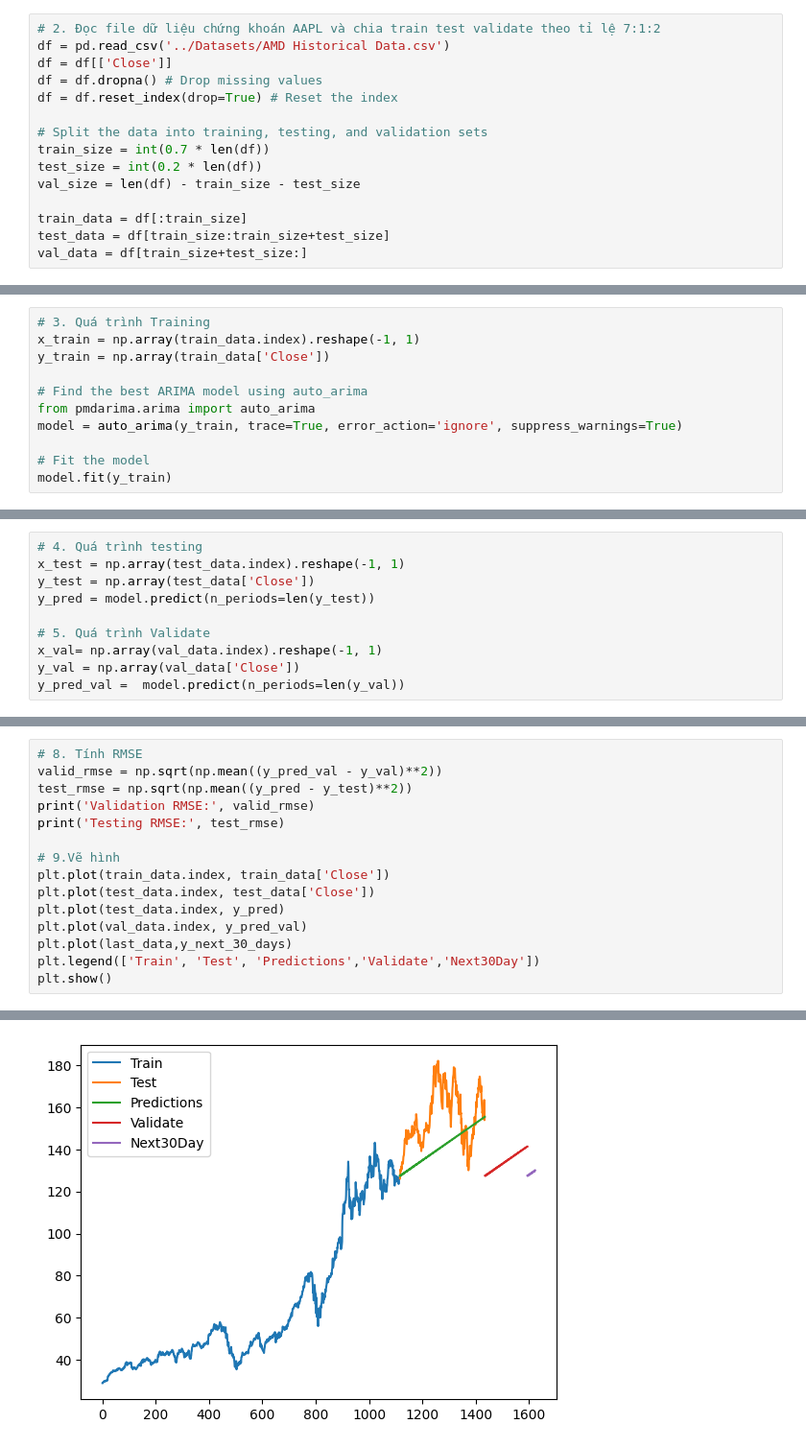
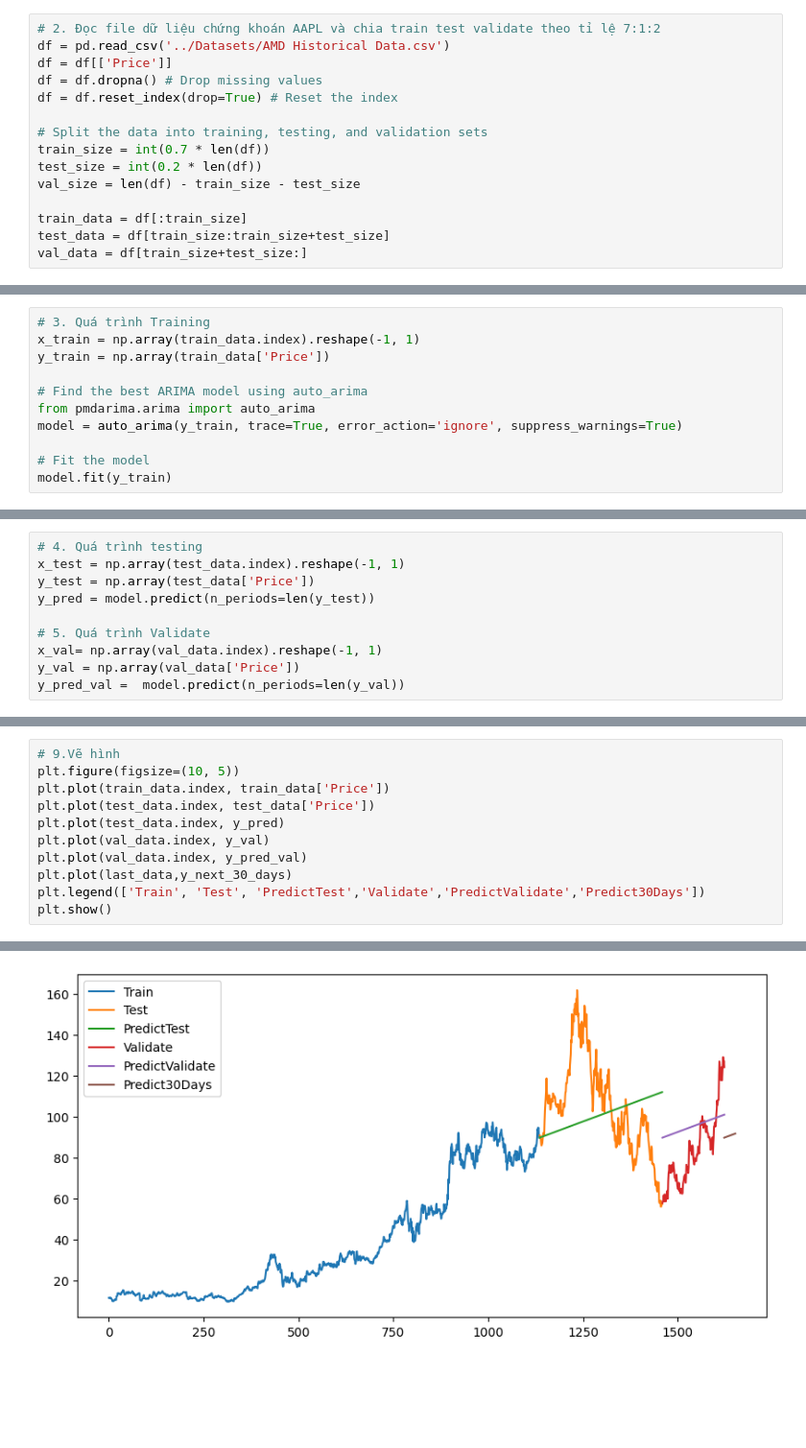
Before and after one commit to dangnghiepcuong/IS403.N21.HTTT_Nhom2, a Jupyter notebook: 3. ARIMA/ARIMA_model.ipynb, the cells around one changed output, grey strips where cells are left out. Shown at 96% size. Drawn from its saved outputs; the diff is of its cells as text; blank space fills up the shorter version.

```diff
--- a/3. ARIMA/ARIMA_model.ipynb
+++ b/3. ARIMA/ARIMA_model.ipynb
@@ -36,7 +9,7 @@ data
 # %%
 # 2. Đọc file dữ liệu chứng khoán AAPL và chia train test validate theo tỉ lệ 7:1:2
 df = pd.read_csv('../Datasets/AMD Historical Data.csv')
-df = df[['Close']]
+df = df[['Price']]
 df = df.dropna() # Drop missing values
 df = df.reset_index(drop=True) # Reset the index
 
@@ -74,7 +36,7 @@ Successfully installed pmdarima-2.0.3
 # %%
 # 3. Quá trình Training
 x_train = np.array(train_data.index).reshape(-1, 1)
-y_train = np.array(train_data['Close'])
+y_train = np.array(train_data['Price'])
 
 # Find the best ARIMA model using auto_arima
 from pmdarima.arima import auto_arima
@@ -105,12 +65,12 @@ ARIMA(order=(2, 1, 2), scoring_args={}, suppress_warnings=True)
 # %%
 # 4. Quá trình testing
 x_test = np.array(test_data.index).reshape(-1, 1)
-y_test = np.array(test_data['Close'])
+y_test = np.array(test_data['Price'])
 y_pred = model.predict(n_periods=len(y_test))
 
 # 5. Quá trình Validate
 x_val= np.array(val_data.index).reshape(-1, 1)
-y_val = np.array(val_data['Close'])
+y_val = np.array(val_data['Price'])
 y_pred_val =  model.predict(n_periods=len(y_val))
 # %%
 # 6. Quá trình tạo index predict 30 ngày tiếp theo
@@ -146,16 +127,12 @@ Testing RMSE: 19.0588480724337
 # %%
-# 8. Tính RMSE
-valid_rmse = np.sqrt(np.mean((y_pred_val - y_val)**2))
-test_rmse = np.sqrt(np.mean((y_pred - y_test)**2))
-print('Validation RMSE:', valid_rmse)
-print('Testing RMSE:', test_rmse)
-
 # 9.Vẽ hình
-plt.plot(train_data.index, train_data['Close'])
-plt.plot(test_data.index, test_data['Close'])
+plt.figure(figsize=(10, 5))
+plt.plot(train_data.index, train_data['Price'])
+plt.plot(test_data.index, test_data['Price'])
 plt.plot(test_data.index, y_pred)
+plt.plot(val_data.index, y_val)
 plt.plot(val_data.index, y_pred_val)
 plt.plot(last_data,y_next_30_days)
-plt.legend(['Train', 'Test', 'Predictions','Validate','Next30Day'])
+plt.legend(['Train', 'Test', 'PredictTest','Validate','PredictValidate','Predict30Days'])
 plt.show()
 # %% [output]
@@ -164,4 +139,4 @@ Testing RMSE: 19.0588480724337
-[figure, old version]
+[figure, new version]
 # %%
 test_data.index
 # %% [output]
```
Also changed, not shown: parts of 12 cells of this notebook, 9 other files.
